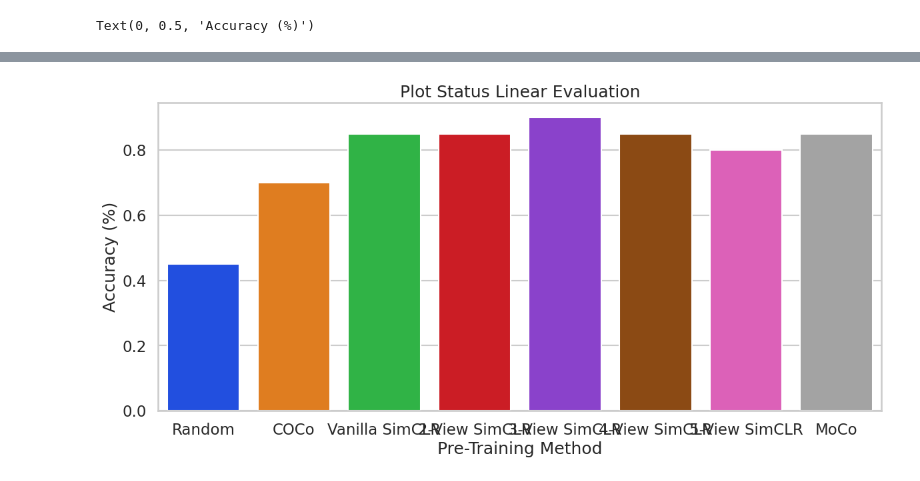
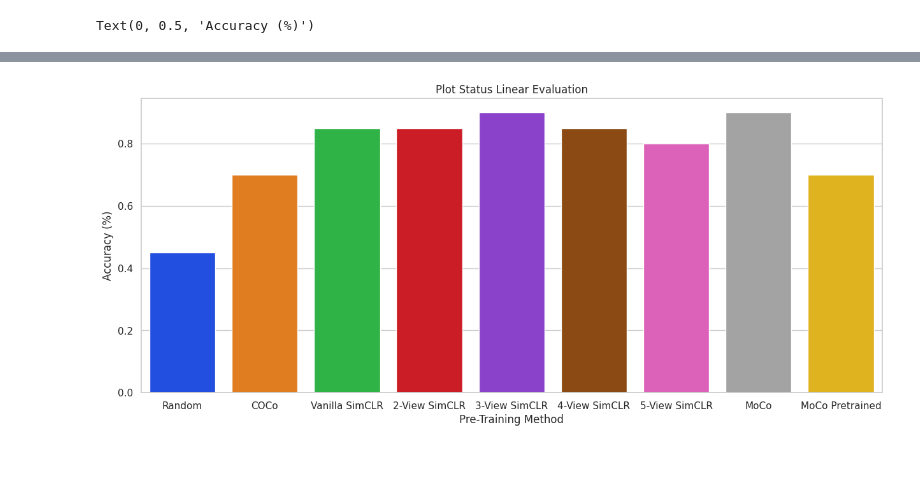
Before and after one commit to UGA-BSAIL/self-supervised-learning, a Jupyter notebook: notebooks/generate_figures.ipynb, the cells around one changed output, grey strips where cells are left out. Saved outputs shown, nothing was run; the diff lists cells and outputs as text; code cells hidden in the pictures.

```diff
--- a/notebooks/generate_figures.ipynb
+++ b/notebooks/generate_figures.ipynb
@@ -67,11 +69,10 @@ import matplotlib.pyplot as plt
 
 # Set seaborn style
 sns.set(style="whitegrid")
-sns.set_context("talk")
 
 # Create the bar plot
-plt.figure(figsize=(20, 6))
-x_ordered = ["Random", "COCo", "Vanilla SimCLR", "2-View SimCLR", "3-View SimCLR", "4-View SimCLR", "5-View SimCLR", "MoCo"]
+plt.figure(figsize=(15, 6))
+x_ordered = ["Random", "COCo", "Vanilla SimCLR", "2-View SimCLR", "3-View SimCLR", "4-View SimCLR", "5-View SimCLR", "MoCo", "MoCo Pretrained"]
 sns.barplot(data=linear_eval_data, x="Name", y='MAE', hue='Platform', palette='bright', order=x_ordered)
 plt.title('Flower Counting Linear Evaluation MAE')
 plt.xlabel('Pre-Training Method')
@@ -98,6 +99,8 @@ plt.legend(title='Platform')
 # %%
 # Create the figure showing plot status linear eval data.
 plot_status_data = pd.read_excel("Linear Evaluation Results.xlsx", sheet_name="Plot Status")
+# Remove the CC experiments. I don't think I will include that in the paper.
+plot_status_data = plot_status_data[~plot_status_data["Pre-Train"].str.contains(" CC")]
 plot_status_data
 # %% [output]
 [interactive output not drawn]
@@ -131,15 +136,15 @@ plot_status_data
 # %%
 # Create the bar plot
-plt.figure(figsize=(14, 6))
+plt.figure(figsize=(15, 6))
 sns.barplot(data=plot_status_data, x='Name', y='Test Acc.', palette='bright', order=x_ordered)
 plt.title('Plot Status Linear Evaluation')
 plt.xlabel('Pre-Training Method')
 plt.ylabel('Accuracy (%)')
 # %% [output]
 [interactive output not drawn]
 Text(0, 0.5, 'Accuracy (%)')
 [interactive output not drawn]
-[figure, old version]
+[figure, new version]
 # %%
 import pandas as pd
 
```
Also changed, not shown: parts of 17 cells of this notebook, 5 other files.
